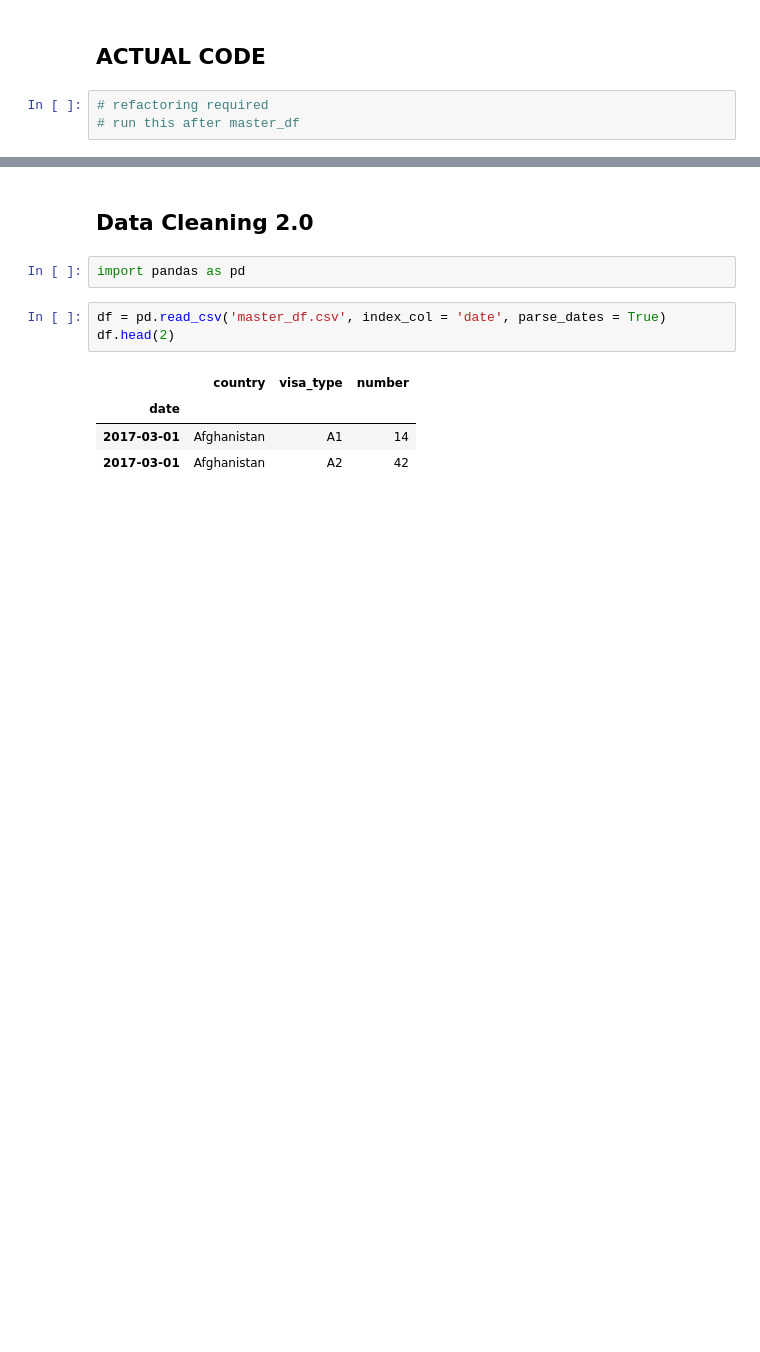
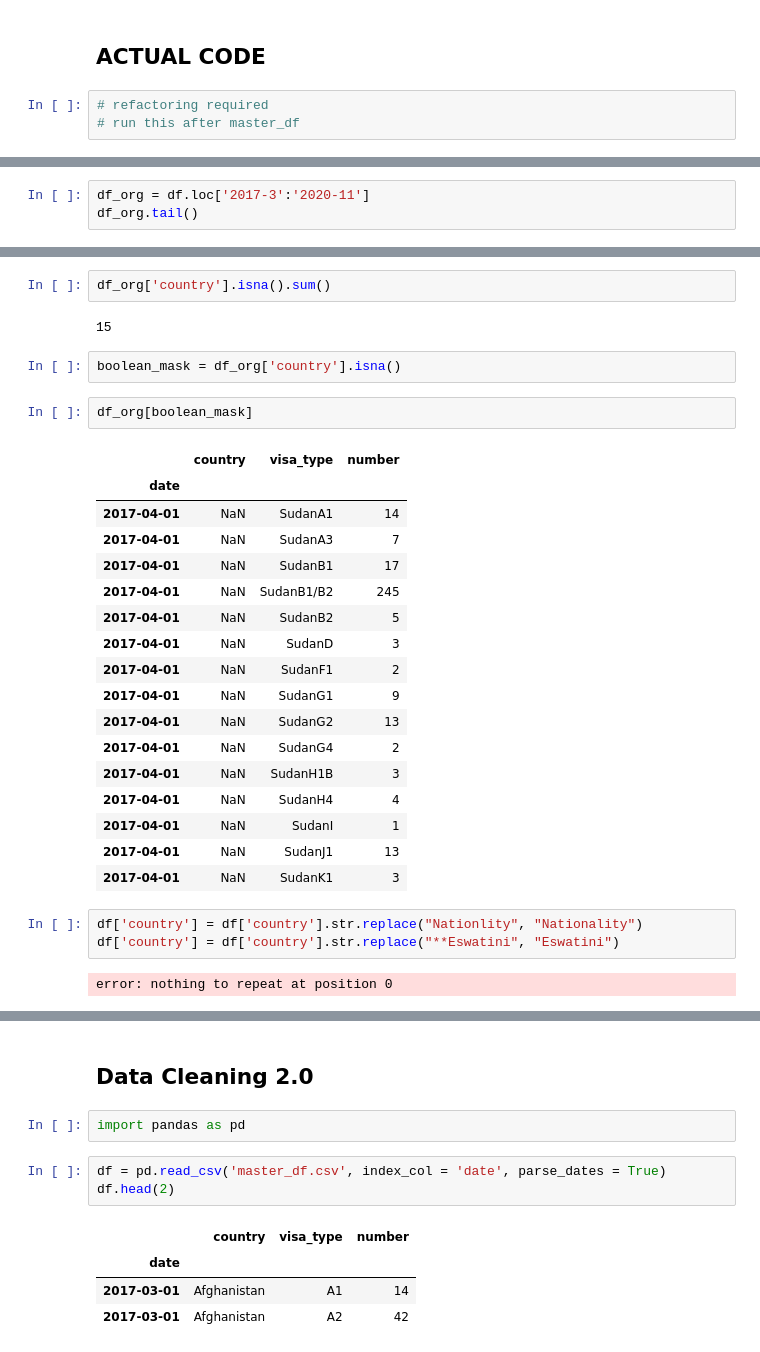
Before and after one commit to TashiNyangmi/Visa, a Jupyter notebook: data_cleaning/data_cleaning_exceptions.ipynb, the cells around one changed output, grey strips where cells are left out. Cells and saved outputs as stored; diff of their text form; blank space fills up the shorter version.

```diff
--- a/data_cleaning/data_cleaning_exceptions.ipynb
+++ b/data_cleaning/data_cleaning_exceptions.ipynb
@@ -25,0 +40,3 @@ error: nothing to repeat at position 0
+# %%
+df_org = df.loc['2017-3':'2020-11']
+df_org.tail()
@@ -25,0 +51,31 @@ error: nothing to repeat at position 0
+# %%
+df_org['country'].isna().sum()
+# %% [output]
+15
+# %%
+boolean_mask = df_org['country'].isna()
+# %%
+df_org[boolean_mask]
+# %% [output]
+|  | country | visa_type | number |
+| date |  |  |  |
+| 2017-04-01 | NaN | SudanA1 | 14 |
+| 2017-04-01 | NaN | SudanA3 | 7 |
+| 2017-04-01 | NaN | SudanB1 | 17 |
+| 2017-04-01 | NaN | SudanB1/B2 | 245 |
+| 2017-04-01 | NaN | SudanB2 | 5 |
+| 2017-04-01 | NaN | SudanD | 3 |
+| 2017-04-01 | NaN | SudanF1 | 2 |
+| 2017-04-01 | NaN | SudanG1 | 9 |
+| 2017-04-01 | NaN | SudanG2 | 13 |
+| 2017-04-01 | NaN | SudanG4 | 2 |
+| 2017-04-01 | NaN | SudanH1B | 3 |
+| 2017-04-01 | NaN | SudanH4 | 4 |
+| 2017-04-01 | NaN | SudanI | 1 |
+| 2017-04-01 | NaN | SudanJ1 | 13 |
+| 2017-04-01 | NaN | SudanK1 | 3 |
+# %%
+df['country'] = df['country'].str.replace("Nationlity", "Nationality")
+df['country'] = df['country'].str.replace("**Eswatini", "Eswatini")
+# %% [output]
+error: nothing to repeat at position 0
```
Also changed, not shown: parts of 8 cells of this notebook, 4 other files.
